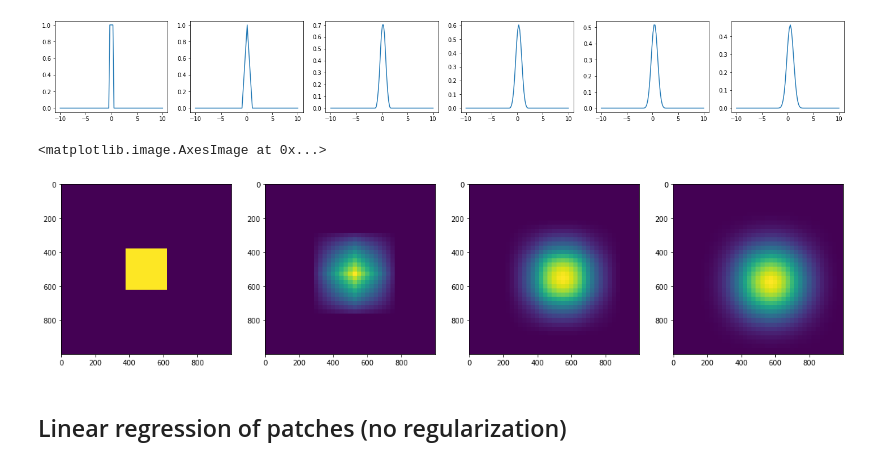
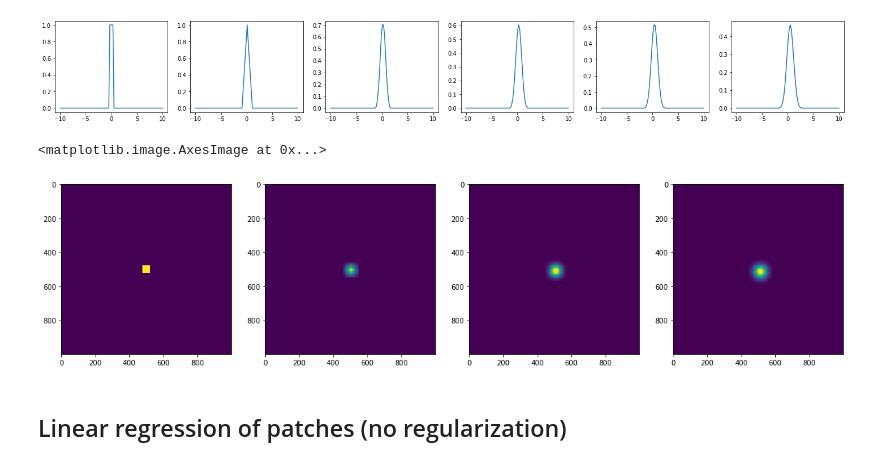
Before and after one commit to pierreglaser/templatematching-mva, a Jupyter notebook: notebooks/playground.ipynb, the cells around one changed output. Drawn from its saved outputs; the diff is of its cells as text; code cells hidden in the pictures.

```diff
--- a/notebooks/playground.ipynb
+++ b/notebooks/playground.ipynb
@@ -193,11 +193,6 @@ def make_2D_spline_deg_n(n, sk=1, sl=1, start=-51, stop=51, granularity=1000):
 
     def spline_2D(x, y):
 
-        # Get the index x-axis
-        index_x = np.round(granularity * (x - start) / (stop - start) -1).astype(int)
-
-        # Get the index y-axis
-        index_y = np.round(granularity * (y - start) / (stop - start) -1).astype(int)
 
         return np.outer(Bx(x / sk),  By(y / sl))
 
@@ -221,29 +216,29 @@ B2d = make_2D_spline_deg_n(2)
 # %%
 fig, (ax1, ax2, ax3, ax4) = plt.subplots(nrows=1, ncols=4, figsize=(20, 35))
 
 Nx = Ny = 251
 Nk = Nl = 51
 
 sk = Nx / Nk
 sl = Ny / Nk
 
-x = np.linspace(-10, 10, 1000)
-y = np.linspace(-10, 10, 1000)
+x = np.linspace(-Nk, Nl, 1000)
+y = np.linspace(-Nk, Nl, 1000)
 
 B2d = make_2D_spline_deg_n(0, sk=sk, sl=sl)
 ax1.imshow(B2d(x, y))
 
 B2d = make_2D_spline_deg_n(1, sk=sk, sl=sl)
 ax2.imshow(B2d(x, y))
 
 B2d = make_2D_spline_deg_n(2, sk=sk, sl=sl)
 ax3.imshow(B2d(x, y))
 
 B2d = make_2D_spline_deg_n(3, sk=sk, sl=sl)
 ax4.imshow(B2d(x, y))
 # %% [output]
 <matplotlib.image.AxesImage at 0x...>
-[figure, old version]
+[figure, new version]
 # %% [markdown]
 ## Linear regression of patches (no regularization)
 # %%
```
